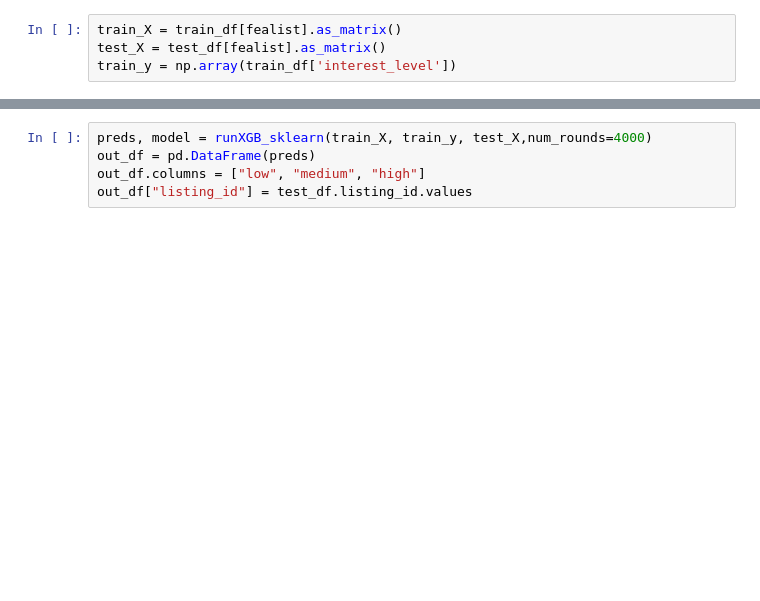
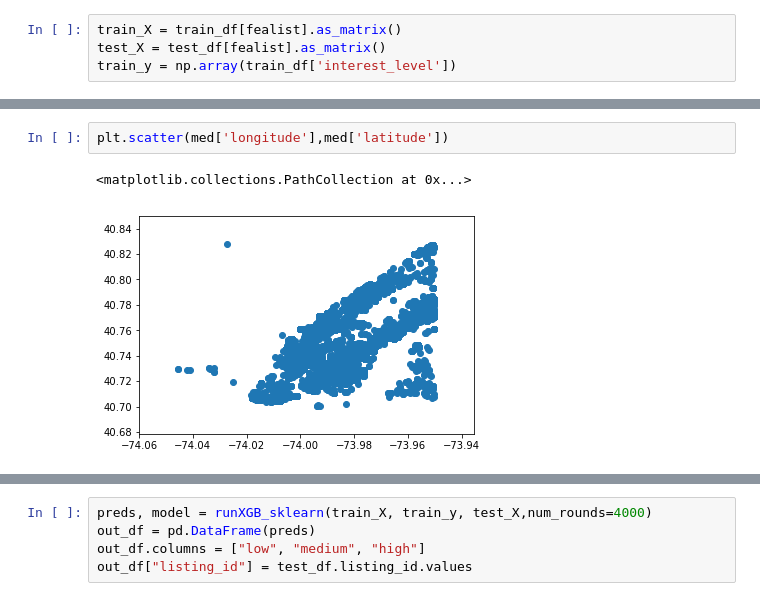
Before and after one commit to imaginego/first_test, a Jupyter notebook: new_categorical.ipynb, the cells around one changed output, grey strips where cells are left out. Saved outputs shown, nothing was run; the diff lists cells and outputs as text; blank space fills up the shorter version.

```diff
--- a/new_categorical.ipynb
+++ b/new_categorical.ipynb
@@ -721,0 +1219,5 @@ train_y = np.array(train_df['interest_level'])
+# %%
+plt.scatter(med['longitude'],med['latitude'])
+# %% [output]
+<matplotlib.collections.PathCollection at 0x...>
+[figure, added]
```
Also changed, not shown: parts of 68 cells of this notebook, 7 other files.
